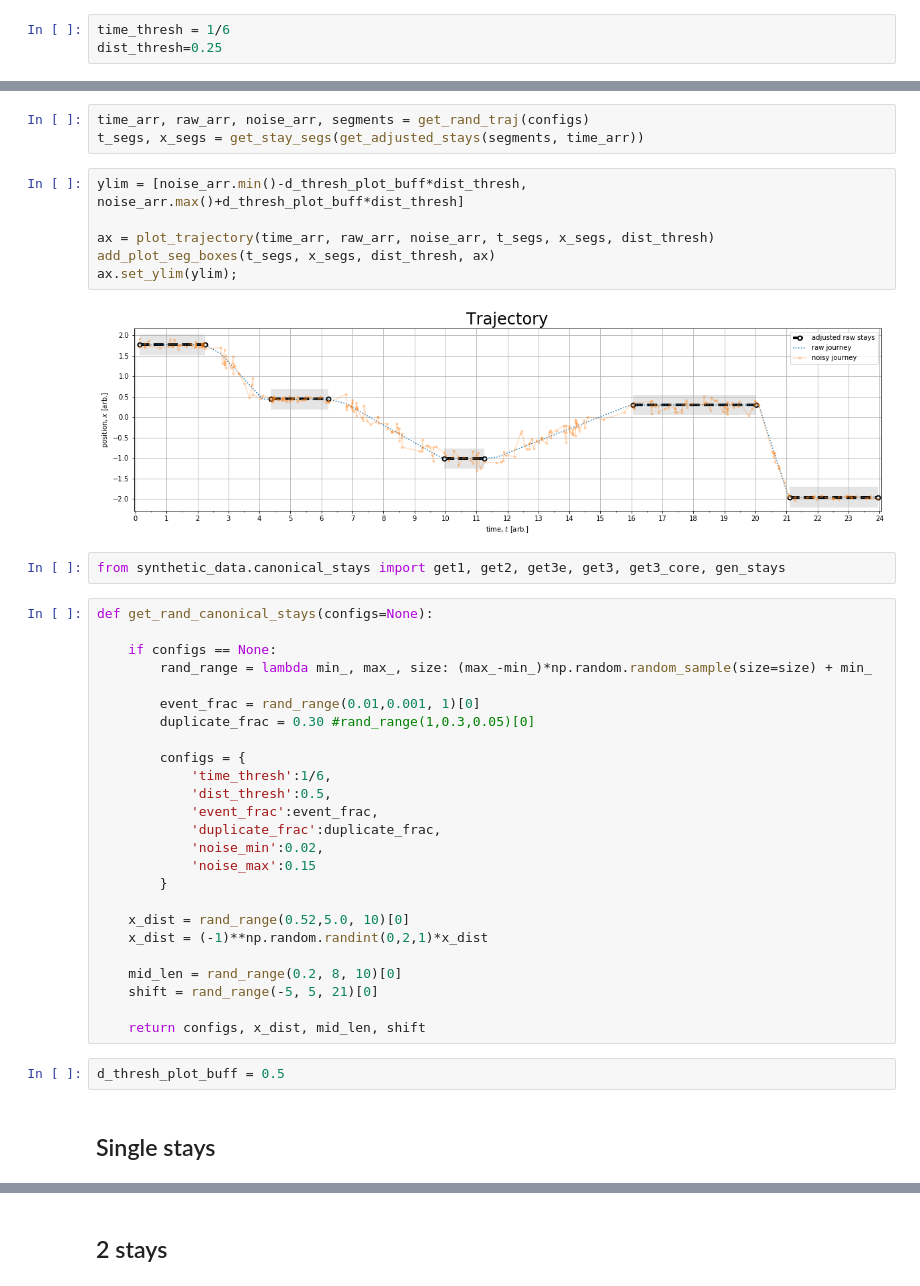
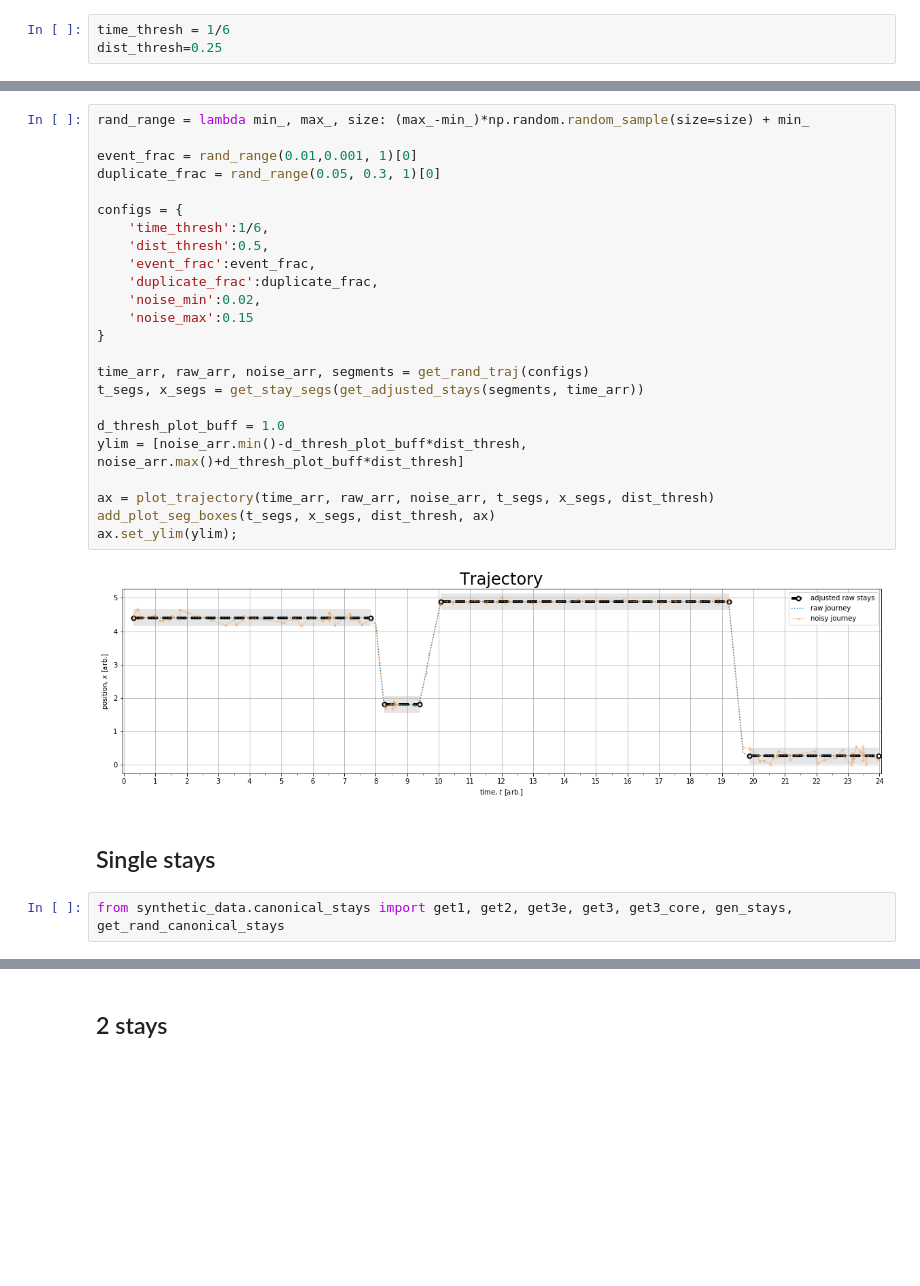
Before and after one commit to m-salewski/stay_classification, a Jupyter notebook: notebooks/synthetic_data_playground/synthetic_data_1D__canonical_subtrajectories.ipynb, the cells around one changed output, grey strips where cells are left out. Saved outputs shown, nothing was run; the diff lists cells and outputs as text; blank space fills up the shorter version.

```diff
--- a/notebooks/synthetic_data_playground/synthetic_data_1D__canonical_subtrajectories.ipynb
+++ b/notebooks/synthetic_data_playground/synthetic_data_1D__canonical_subtrajectories.ipynb
@@ -56,45 +56,33 @@ There are in effect three types of canonical trajectories
-# %%
-time_arr, raw_arr, noise_arr, segments = get_rand_traj(configs)
-t_segs, x_segs = get_stay_segs(get_adjusted_stays(segments, time_arr))
-# %%
-ylim = [noise_arr.min()-d_thresh_plot_buff*dist_thresh, noise_arr.max()+d_thresh_plot_buff*dist_thresh]
-
-ax = plot_trajectory(time_arr, raw_arr, noise_arr, t_segs, x_segs, dist_thresh)
-add_plot_seg_boxes(t_segs, x_segs, dist_thresh, ax)
-ax.set_ylim(ylim);
-# %% [output]
-[figure, removed]
-# %%
-from synthetic_data.canonical_stays import get1, get2, get3e, get3, get3_core, gen_stays
 # %%
-def get_rand_canonical_stays(configs=None):
+rand_range = lambda min_, max_, size: (max_-min_)*np.random.random_sample(size=size) + min_
 
-    if configs == None:
-        rand_range = lambda min_, max_, size: (max_-min_)*np.random.random_sample(size=size) + min_
+event_frac = rand_range(0.01,0.001, 1)[0]
+duplicate_frac = rand_range(0.05, 0.3, 1)[0]
 
-        event_frac = rand_range(0.01,0.001, 1)[0]
-        duplicate_frac = 0.30 #rand_range(1,0.3,0.05)[0]
+configs = {
+    'time_thresh':1/6,
+    'dist_thresh':0.5,
+    'event_frac':event_frac,
+    'duplicate_frac':duplicate_frac,
+    'noise_min':0.02,
+    'noise_max':0.15
+}
 
-        configs = {
-            'time_thresh':1/6,
-            'dist_thresh':0.5,
-            'event_frac':event_frac,
-            'duplicate_frac':duplicate_frac,
-            'noise_min':0.02,
-            'noise_max':0.15
-        }
+time_arr, raw_arr, noise_arr, segments = get_rand_traj(configs)
+t_segs, x_segs = get_stay_segs(get_adjusted_stays(segments, time_arr))
 
-    x_dist = rand_range(0.52,5.0, 10)[0]
-    x_dist = (-1)**np.random.randint(0,2,1)*x_dist
+d_thresh_plot_buff = 1.0
+ylim = [noise_arr.min()-d_thresh_plot_buff*dist_thresh, noise_arr.max()+d_thresh_plot_buff*dist_thresh]
 
-    mid_len = rand_range(0.2, 8, 10)[0]
-    shift = rand_range(-5, 5, 21)[0]
-
-    return configs, x_dist, mid_len, shift
+ax = plot_trajectory(time_arr, raw_arr, noise_arr, t_segs, x_segs, dist_thresh)
+add_plot_seg_boxes(t_segs, x_segs, dist_thresh, ax)
+ax.set_ylim(ylim);
+# %% [output]
+[figure, added]
-# %%
-d_thresh_plot_buff = 0.5
 # %% [markdown]
 ## Single stays
+# %%
+from synthetic_data.canonical_stays import get1, get2, get3e, get3, get3_core, gen_stays, get_rand_canonical_stays
 # %%
 stays = get1()
 
```
Also changed, not shown: parts of 6 cells of this notebook.
